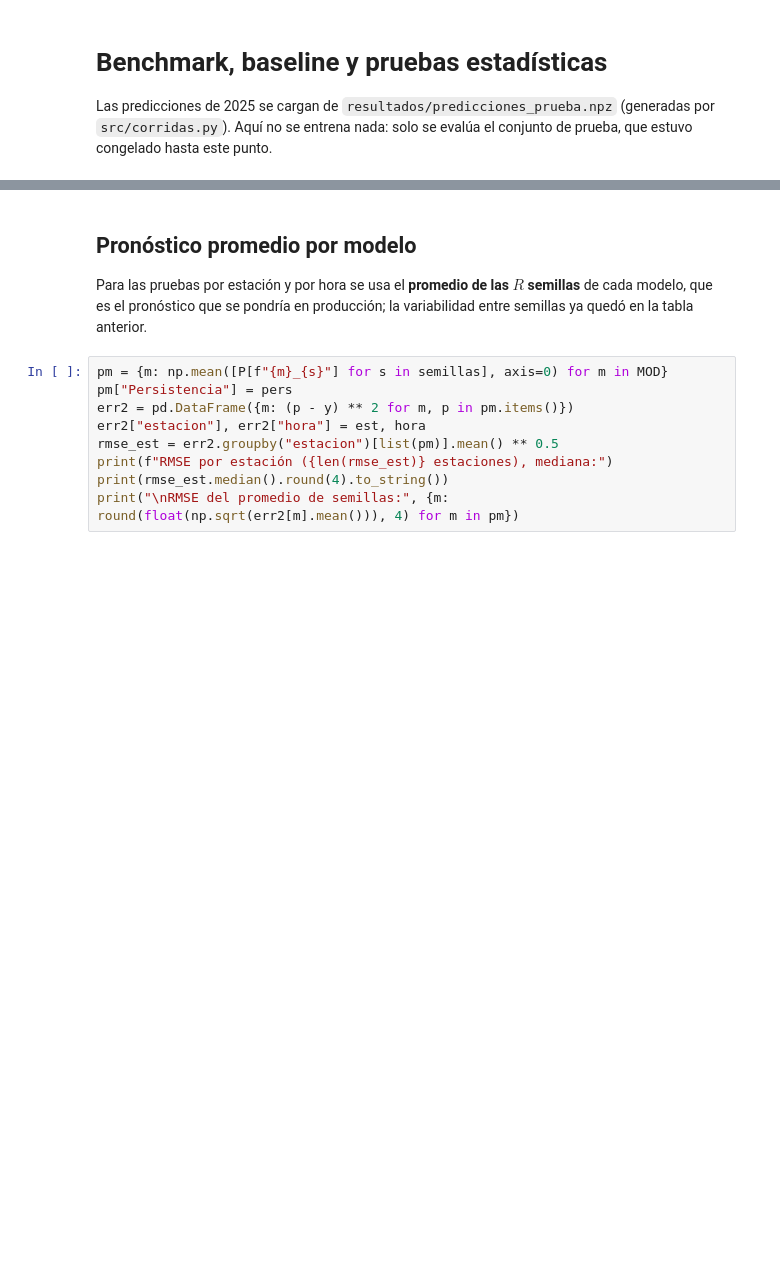
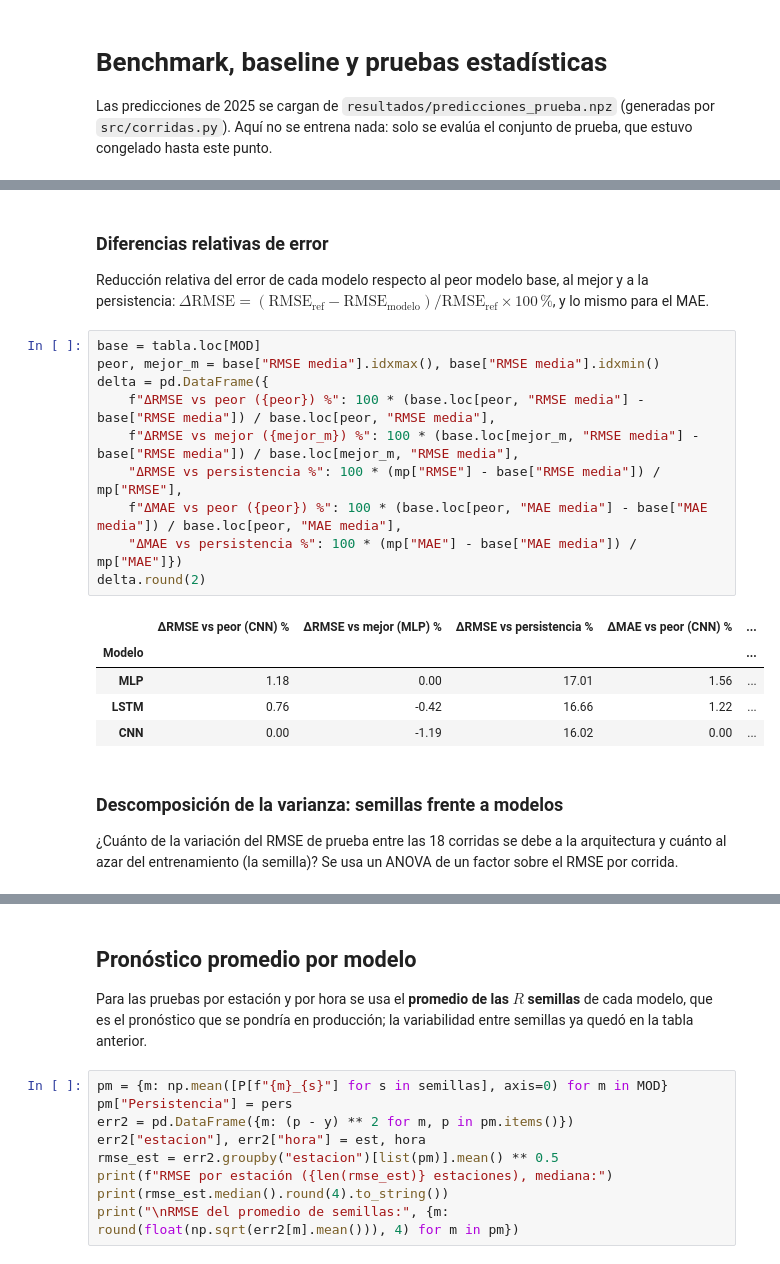
Before and after one commit to BetzyW/Deep-Learning-Wind, a Jupyter notebook: 05_benchmark.ipynb, the cells around one changed output, grey strips where cells are left out. Saved outputs shown, nothing was run; the diff lists cells and outputs as text; blank space fills up the shorter version.

```diff
--- a/05_benchmark.ipynb
+++ b/05_benchmark.ipynb
@@ -61,0 +77,27 @@ tabla.round(4)
+# %% [markdown]
+### Diferencias relativas de error
+
+Reducción relativa del error de cada modelo respecto al peor modelo base, al mejor y a la persistencia:
+$\Delta\text{RMSE} = (\text{RMSE}_{\text{ref}} - \text{RMSE}_{\text{modelo}}) / \text{RMSE}_{\text{ref}} \times 100\,\%$,
+y lo mismo para el MAE.
+# %%
+base = tabla.loc[MOD]
+peor, mejor_m = base["RMSE media"].idxmax(), base["RMSE media"].idxmin()
+delta = pd.DataFrame({
+    f"ΔRMSE vs peor ({peor}) %": 100 * (base.loc[peor, "RMSE media"] - base["RMSE media"]) / base.loc[peor, "RMSE media"],
+    f"ΔRMSE vs mejor ({mejor_m}) %": 100 * (base.loc[mejor_m, "RMSE media"] - base["RMSE media"]) / base.loc[mejor_m, "RMSE media"],
+    "ΔRMSE vs persistencia %": 100 * (mp["RMSE"] - base["RMSE media"]) / mp["RMSE"],
+    f"ΔMAE vs peor ({peor}) %": 100 * (base.loc[peor, "MAE media"] - base["MAE media"]) / base.loc[peor, "MAE media"],
+    "ΔMAE vs persistencia %": 100 * (mp["MAE"] - base["MAE media"]) / mp["MAE"]})
+delta.round(2)
+# %% [output]
+|  | ΔRMSE vs peor (CNN) % | ΔRMSE vs mejor (MLP) % | ΔRMSE vs persistencia % | ΔMAE vs peor (CNN) % | ... |
+| Modelo |  |  |  |  | ... |
+| MLP | 1.18 | 0.00 | 17.01 | 1.56 | ... |
+| LSTM | 0.76 | -0.42 | 16.66 | 1.22 | ... |
+| CNN | 0.00 | -1.19 | 16.02 | 0.00 | ... |
+# %% [markdown]
+### Descomposición de la varianza: semillas frente a modelos
+
+¿Cuánto de la variación del RMSE de prueba entre las 18 corridas se debe a la arquitectura y cuánto al azar del
+entrenamiento (la semilla)? Se usa un ANOVA de un factor sobre el RMSE por corrida.
```
Also changed, not shown: parts of 16 cells of this notebook, 18 other files.
